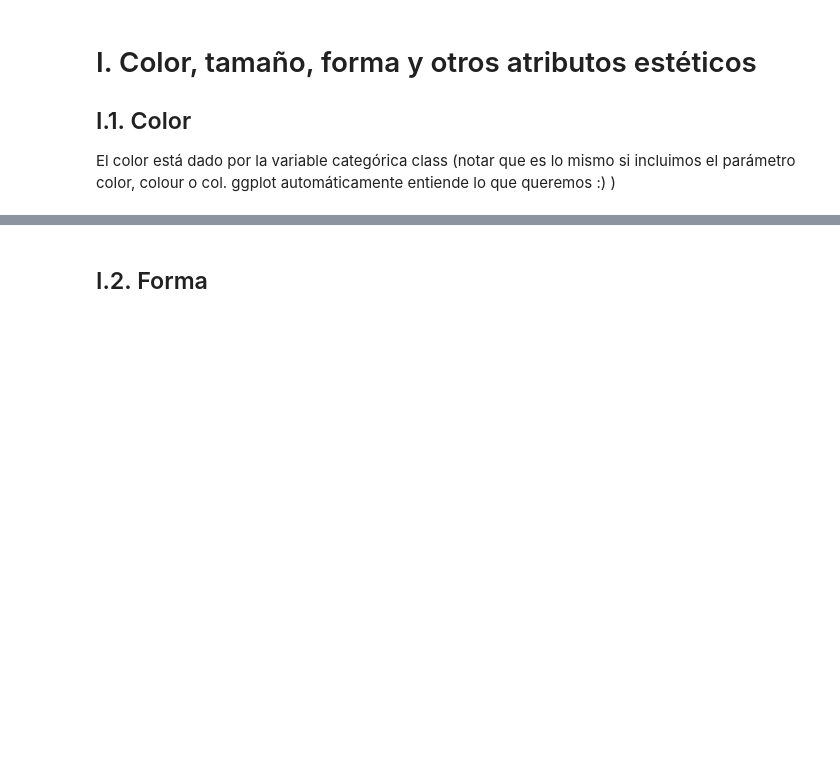
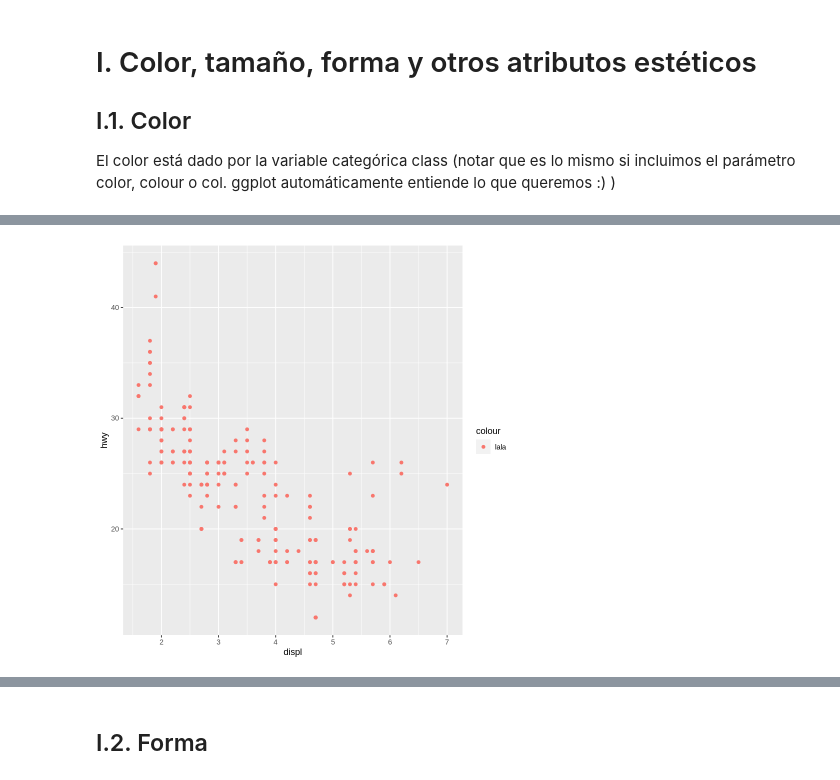
Before and after one commit to kerlesuwu/DBDC_202010_Programacion_en_R_para_ciencia_de_datos, a Jupyter notebook: Clases/Clase4/02_Visualizaciones_ggplot.ipynb, the cells around one changed output, grey strips where cells are left out. Cells and saved outputs as stored; diff of their text form; code cells hidden in the pictures; blank space fills up the shorter version.

```diff
--- a/Clases/Clase4/02_Visualizaciones_ggplot.ipynb
+++ b/Clases/Clase4/02_Visualizaciones_ggplot.ipynb
@@ -56,2 +88,8 @@ El color está dado por la variable categórica class (notar que es lo mismo si
 # %%
 #y si queremos color azul?
+
+ggplot(mpg) +
+    aes(x = displ, y = hwy, color = "lala") + ##2C47FF
+    geom_point()
+# %% [output]
+[figure, added]
```
Also changed, not shown: parts of 27 cells of this notebook.
